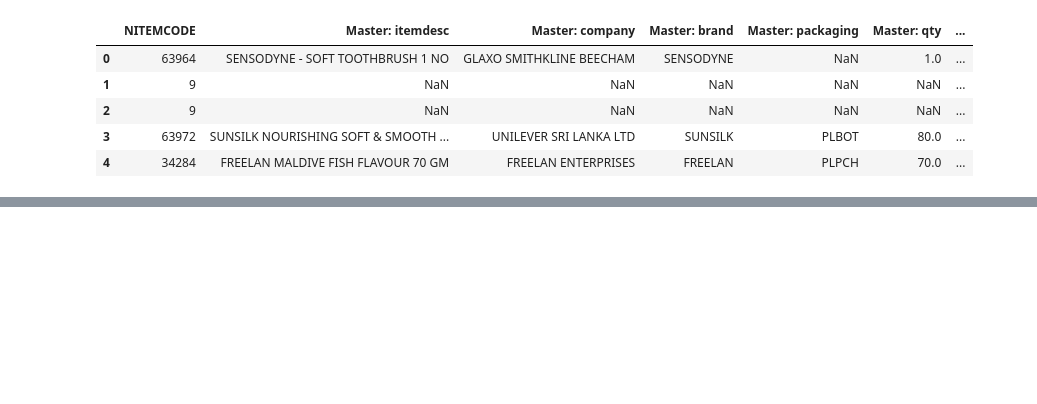
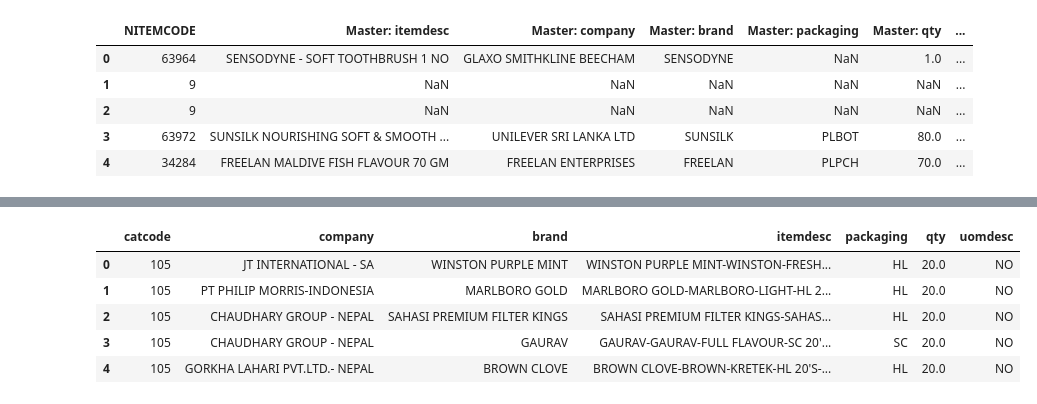
Before and after one commit to AbhigyanSen/StockKeepingUnit, a Jupyter notebook: DataPreprocessing.ipynb, the cells around one changed output, grey strips where cells are left out. Cells and saved outputs as stored; diff of their text form; code cells hidden in the pictures; blank space fills up the shorter version.

```diff
--- a/DataPreprocessing.ipynb
+++ b/DataPreprocessing.ipynb
@@ -206,0 +308,17 @@ df.head()
+# %%
+master = master_df[['itemcode', 'itemdesc', 'catcode', 'company', 'brand', 'packaging', 'qty', 'uomdesc']].copy()
+master = master[['catcode', 'company', 'brand', 'itemdesc', 'packaging', 'qty', 'uomdesc']]
+transaction = transaction[['CATEGORY', 'MANUFACTURE', 'BRAND', 'ITEMDESC', 'PACKTYPE', 'qty', 'uomdesc']].copy()
+
+# Optional: Make all column names lowercase for consistency (optional but often helpful)
+# master.columns = master.columns.str.lower()
+# transaction.columns = transaction.columns.str.lower()
+# %%
+master.head()
+# %% [output]
+|  | catcode | company | brand | itemdesc | packaging | qty | uomdesc |
+| 0 | 105 | JT INTERNATIONAL - SA | WINSTON PURPLE MINT | WINSTON PURPLE MINT-WINSTON-FRESH... | HL | 20.0 | NO |
+| 1 | 105 | PT PHILIP MORRIS-INDONESIA | MARLBORO GOLD | MARLBORO GOLD-MARLBORO-LIGHT-HL 2... | HL | 20.0 | NO |
+| 2 | 105 | CHAUDHARY GROUP - NEPAL | SAHASI PREMIUM FILTER KINGS | SAHASI PREMIUM FILTER KINGS-SAHAS... | HL | 20.0 | NO |
+| 3 | 105 | CHAUDHARY GROUP - NEPAL | GAURAV | GAURAV-GAURAV-FULL FLAVOUR-SC 20'... | SC | 20.0 | NO |
+| 4 | 105 | GORKHA LAHARI PVT.LTD.- NEPAL | BROWN CLOVE | BROWN CLOVE-BROWN-KRETEK-HL 20'S-... | HL | 20.0 | NO |
```
Also changed, not shown: parts of 21 cells of this notebook, 22 other files.
